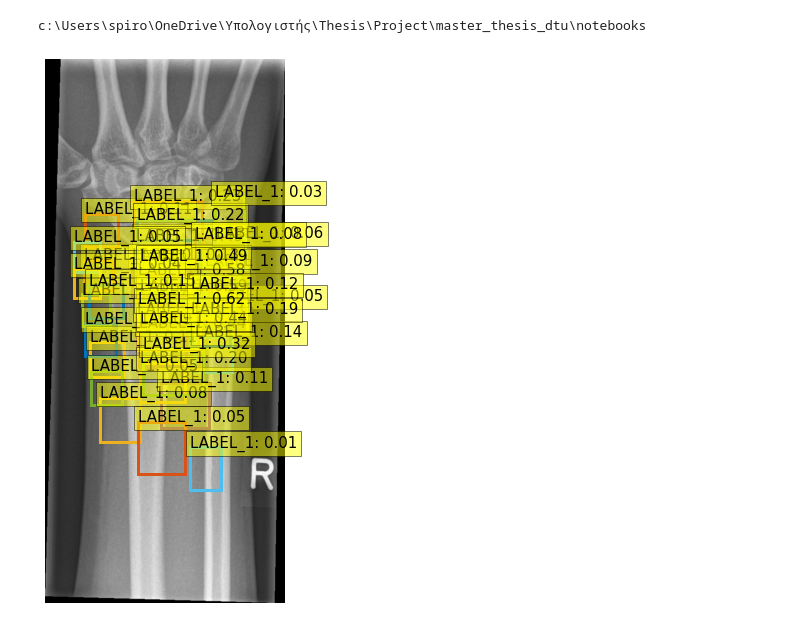
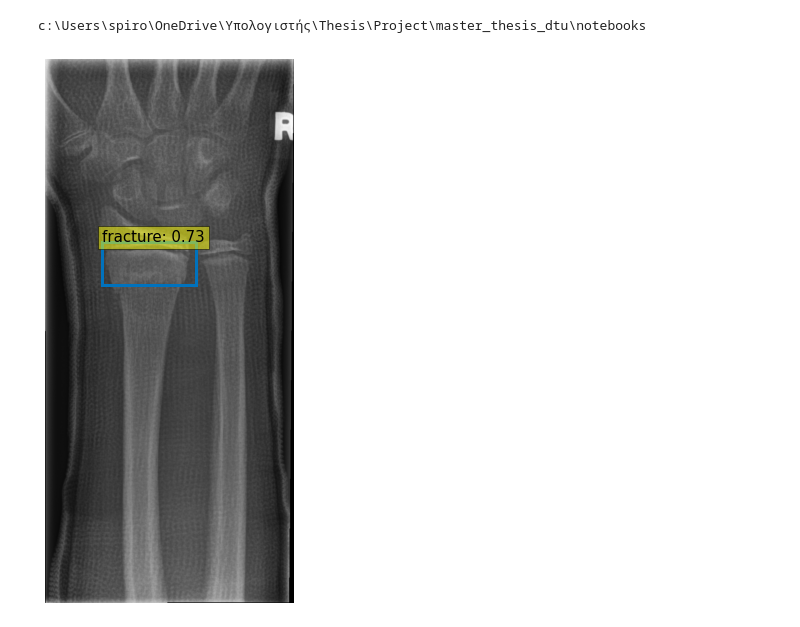
Before and after one commit to Spyros-Vl/master_thesis_dtu, a Jupyter notebook: notebooks/DETR_Results_Plots.ipynb, the cells around one changed output. Saved outputs shown, nothing was run; the diff lists cells and outputs as text; code cells hidden in the pictures.

Commit message:
new detr

```diff
--- a/notebooks/DETR_Results_Plots.ipynb
+++ b/notebooks/DETR_Results_Plots.ipynb
@@ -38,10 +38,10 @@ Load model state
 # %%
 from transformers import DetrConfig, DetrForObjectDetection
 
-config = DetrConfig.from_pretrained('facebook/detr-resnet-50',num_labels=2)
+config = DetrConfig.from_pretrained('facebook/detr-resnet-50',id2label={1:"fracture",2:"text"})
 
 model = DetrForObjectDetection(config)
-model.load_state_dict(torch.load(f'../models/DETR_model_first127epochs.pt'))
+model.load_state_dict(torch.load(f'../models/DETR_Model_300epochs.pt'))
 # %% [output]
 <All keys matched successfully>
 # %%
@@ -87,6 +87,6 @@ from src.data.my_rpg_dataset import collate_fn_COCO
 from transformers import DetrImageProcessor
 
 processor = DetrImageProcessor.from_pretrained("facebook/detr-resnet-50")
-train_dataset = CocoDetection(path_folder="data", processor=processor,train=False)
-train_dataloader = DataLoader(train_dataset, collate_fn=collate_fn_COCO, batch_size=1, shuffle=False,num_workers=1)
+train_dataset = CocoDetection(path_folder="data", processor=processor,train=True)
+train_dataloader = DataLoader(train_dataset, collate_fn=collate_fn_COCO, batch_size=1, shuffle=False,num_workers=0)
 # %% [output]
@@ -144,16 +142,16 @@ for idx, batch in enumerate(tqdm(train_dataloader)):
     # turn into a list of dictionaries (one item for each example in the batch)
     orig_target_sizes = torch.stack([target["orig_size"] for target in labels], dim=0)
     results = processor.post_process_object_detection(outputs, target_sizes=orig_target_sizes)
-
     # provide to metric
     # metric expects a list of dictionaries, each item
     # containing image_id, category_id, bbox and score keys
     predictions = {target['image_id'].item(): output for target, output in zip(labels, results)}
     predictions = prepare_for_coco_detection(predictions)
-    evaluator.update(predictions)
+    print(predictions)
+    #evaluator.update(predictions)
 
-evaluator.synchronize_between_processes()
-evaluator.accumulate()
-evaluator.summarize()
+#evaluator.synchronize_between_processes()
+#evaluator.accumulate()
+#evaluator.summarize()
 # %% [output]
 Running evaluation...
@@ -162,6 +185,6 @@ Running evaluation...
 # %%
 #We can use the image_id in target to know which image it is
-pixel_values, target = train_dataset[0]
+pixel_values, target = train_dataset[1]
 # %%
 pixel_values = pixel_values.unsqueeze(0).to(device)
 print(pixel_values.shape)
@@ -219,16 +222,16 @@ c:\Users\spiro\OneDrive\Υπολογιστής\Thesis\Project\master_thesis_dtu\
 # %%
 # load image based on ID
 image_id = target['image_id'].item()
 image = train_dataset.coco.loadImgs(image_id)[0]
 image = Image.open(os.path.join(image['file_name']))
 
 
 # postprocess model outputs
 width, height = image.size
 postprocessed_outputs = processor.post_process_object_detection(outputs,
                                                                 target_sizes=[(height, width)],
-                                                                threshold=0.01)
+                                                                threshold=0.6)
 results = postprocessed_outputs[0]
 plot_results(image, results['scores'], results['labels'], results['boxes'])
 # %% [output]
-[figure, old version]
+[figure, new version]
```
Also changed, not shown: parts of 6 cells of this notebook, 2 other files.
